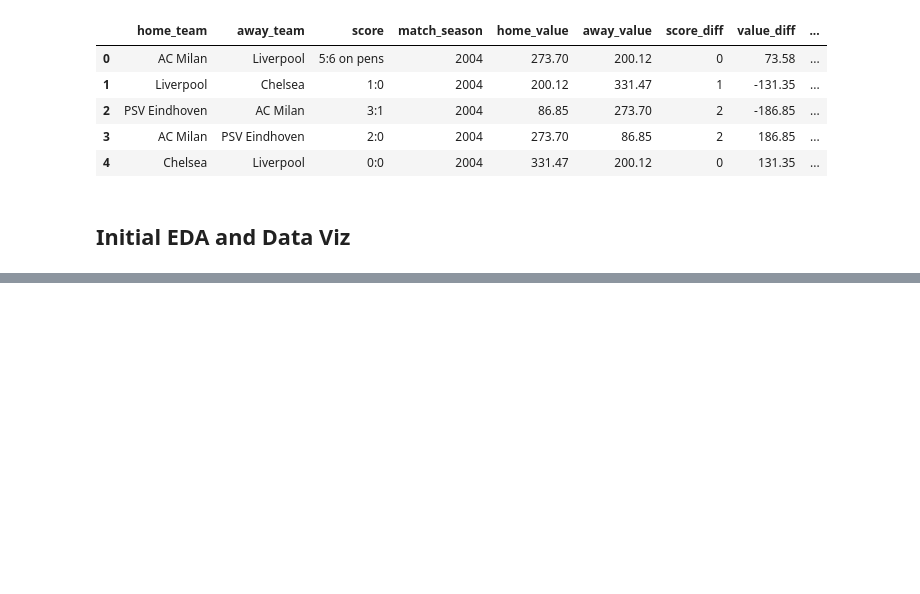
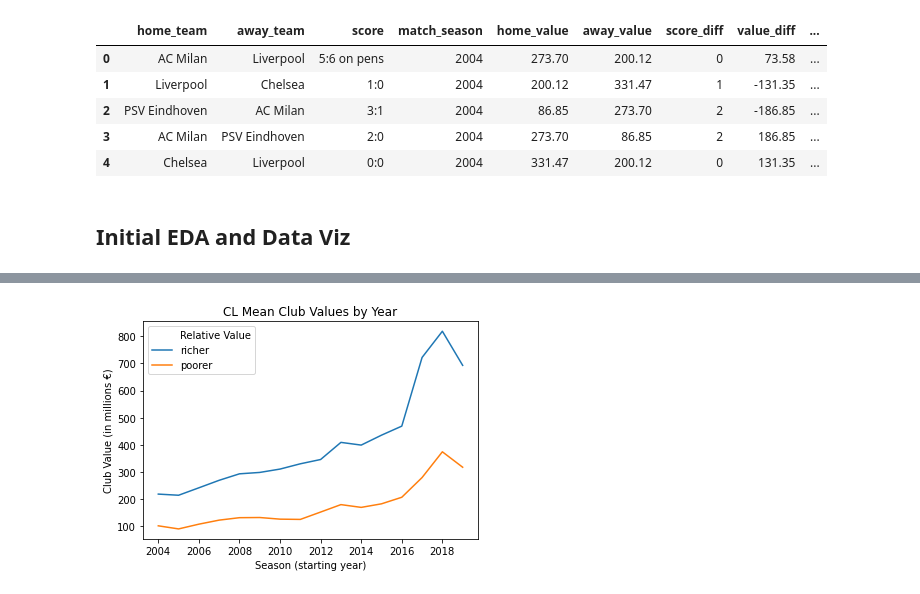
Before and after one commit to wplam107/soccer, a Jupyter notebook: eda_feat_eng.ipynb, the cells around one changed output, grey strips where cells are left out. Cells and saved outputs as stored; diff of their text form; code cells hidden in the pictures; blank space fills up the shorter version.

```diff
--- a/eda_feat_eng.ipynb
+++ b/eda_feat_eng.ipynb
@@ -103,0 +126,17 @@ df.describe()
+# %%
+# Convert df from wide to long for seaborn plotting
+sns_df = pd.melt(
+    by_year,
+    id_vars=['match_season'],
+    value_vars=['richer', 'poorer'],
+    var_name='Relative Value',
+    value_name='Value',
+)
+# %%
+sns.lineplot(x='match_season', y='Value', hue='Relative Value', data=sns_df)
+plt.xlabel('Season (starting year)')
+plt.ylabel('Club Value (in millions €)')
+plt.title('CL Mean Club Values by Year')
+plt.show()
+# %% [output]
+[figure, added]
```
Also changed, not shown: parts of 8 cells of this notebook.
